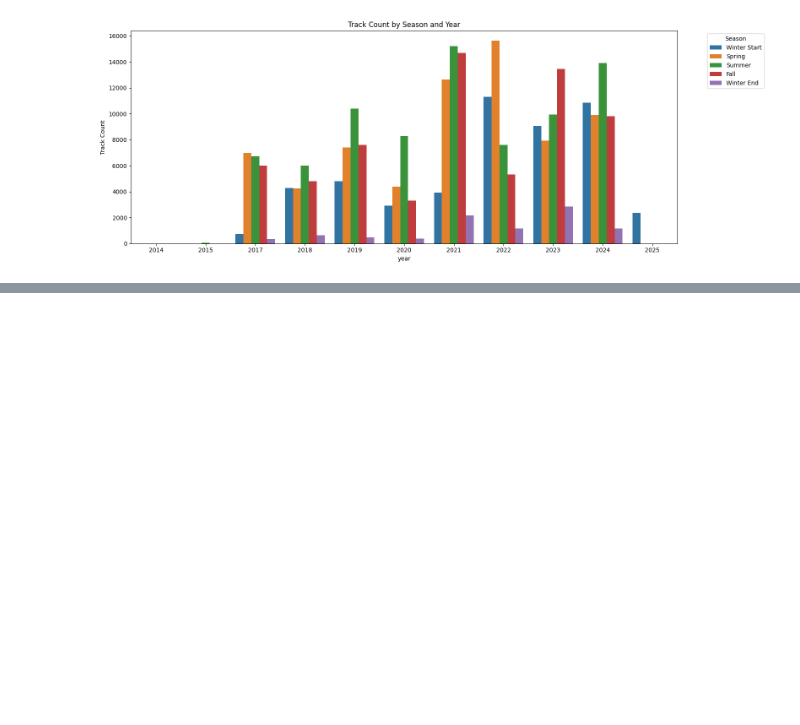
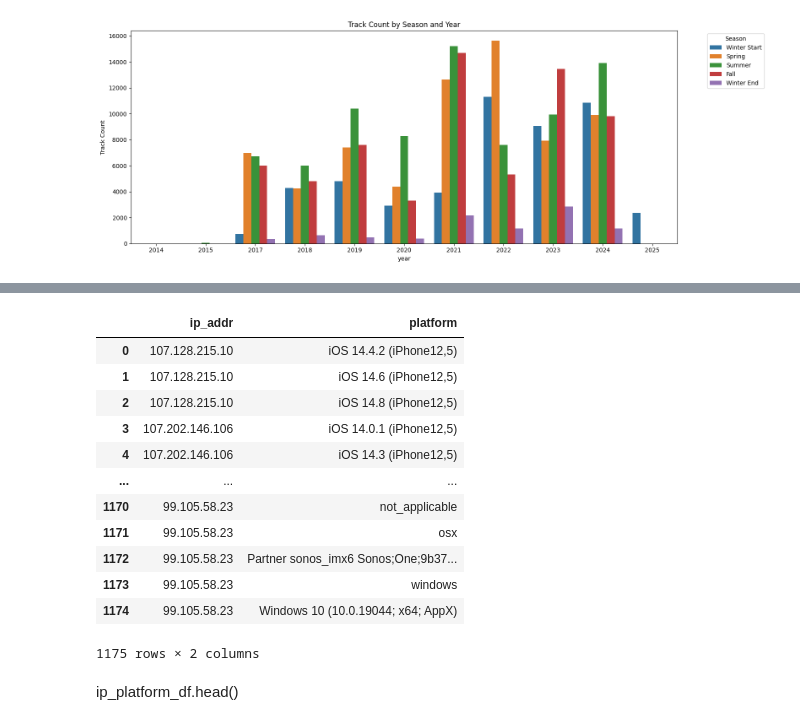
Before and after one commit to terryjbates/Spotify_Streaming_Data_Analysis, a Jupyter notebook: notebooks/Spotify_Streaming_Analysis.ipynb, the cells around one changed output, grey strips where cells are left out. Cells and saved outputs as stored; diff of their text form; code cells hidden in the pictures; blank space fills up the shorter version.

Commit message:
Add location section for ip and platform

```diff
--- a/notebooks/Spotify_Streaming_Analysis.ipynb
+++ b/notebooks/Spotify_Streaming_Analysis.ipynb
@@ -2987,0 +3000,18 @@ plt.show()
+# %%
+ip_addr_and_platform_df = \
+    pd.read_csv(query_output_path / 'ip_addr_and_platform.csv')
+ip_addr_and_platform_df
+# %% [output]
+|  | ip_addr | platform |
+| 0 | 107.128.215.10 | iOS 14.4.2 (iPhone12,5) |
+| 1 | 107.128.215.10 | iOS 14.6 (iPhone12,5) |
+| 2 | 107.128.215.10 | iOS 14.8 (iPhone12,5) |
+| 3 | 107.202.146.106 | iOS 14.0.1 (iPhone12,5) |
+| 4 | 107.202.146.106 | iOS 14.3 (iPhone12,5) |
+| ... | ... | ... |
+| 1170 | 99.105.58.23 | not_applicable |
+| 1171 | 99.105.58.23 | osx |
+| 1172 | 99.105.58.23 | Partner sonos_imx6 Sonos;One;9b37... |
+| 1173 | 99.105.58.23 | windows |
+| 1174 | 99.105.58.23 | Windows 10 (10.0.19044; x64; AppX) |
+1175 rows × 2 columns
@@ -2987,0 +3033,2 @@ plt.show()
+# %% [markdown]
+ip_platform_df.head()
```
Also changed, not shown: parts of 15 cells of this notebook, 1 other file.
